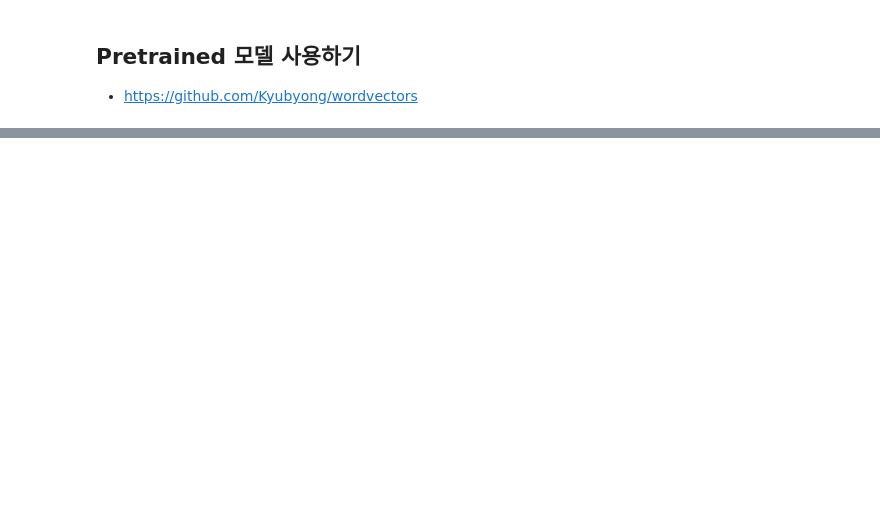
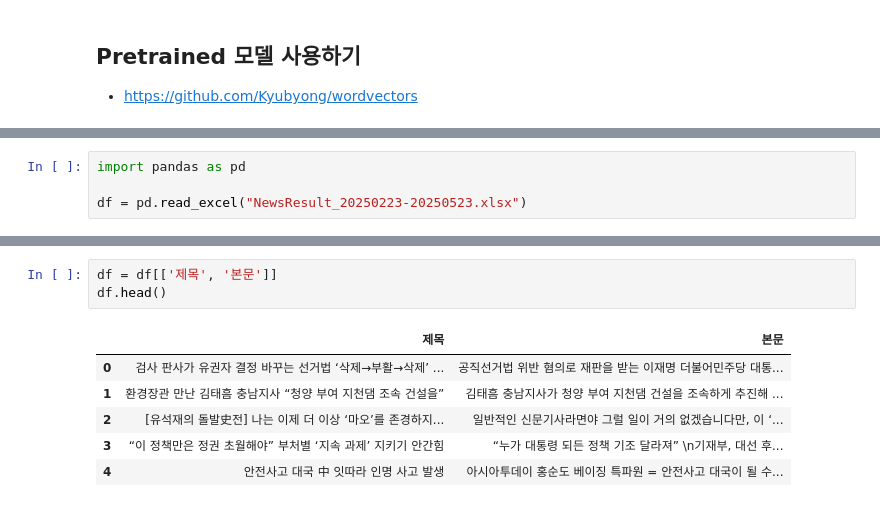
Before and after one commit to kgmyhGit/SKN13, a Jupyter notebook: 11_NLP_Embedding/03_word2vec_실습.ipynb, the cells around one changed output, grey strips where cells are left out. Cells and saved outputs as stored; diff of their text form; blank space fills up the shorter version.

```diff
--- a/11_NLP_Embedding/03_word2vec_실습.ipynb
+++ b/11_NLP_Embedding/03_word2vec_실습.ipynb
@@ -308,0 +409,4 @@ model1.wv.similarity("gensim", "study")
+# %%
+import pandas as pd
+
+df = pd.read_excel("NewsResult_20250223-20250523.xlsx")
@@ -308,0 +446,10 @@ model1.wv.similarity("gensim", "study")
+# %%
+df = df[['제목', '본문']]
+df.head()
+# %% [output]
+|  | 제목 | 본문 |
+| 0 | 검사 판사가 유권자 결정 바꾸는 선거법 ‘삭제→부활→삭제’ ... | 공직선거법 위반 혐의로 재판을 받는 이재명 더불어민주당 대통... |
+| 1 | 환경장관 만난 김태흠 충남지사 “청양 부여 지천댐 조속 건설을” | 김태흠 충남지사가 청양 부여 지천댐 건설을 조속하게 추진해 ... |
+| 2 | [유석재의 돌발史전] 나는 이제 더 이상 ‘마오’를 존경하지... | 일반적인 신문기사라면야 그럴 일이 거의 없겠습니다만, 이 ‘... |
+| 3 | “이 정책만은 정권 초월해야” 부처별 ‘지속 과제’ 지키기 안간힘 | “누가 대통령 되든 정책 기조 달라져” \n기재부, 대선 후... |
+| 4 | 안전사고 대국 中 잇따라 인명 사고 발생 | 아시아투데이 홍순도 베이징 특파원 = 안전사고 대국이 될 수... |
```
Also changed, not shown: parts of 16 cells of this notebook, 6 other files.
